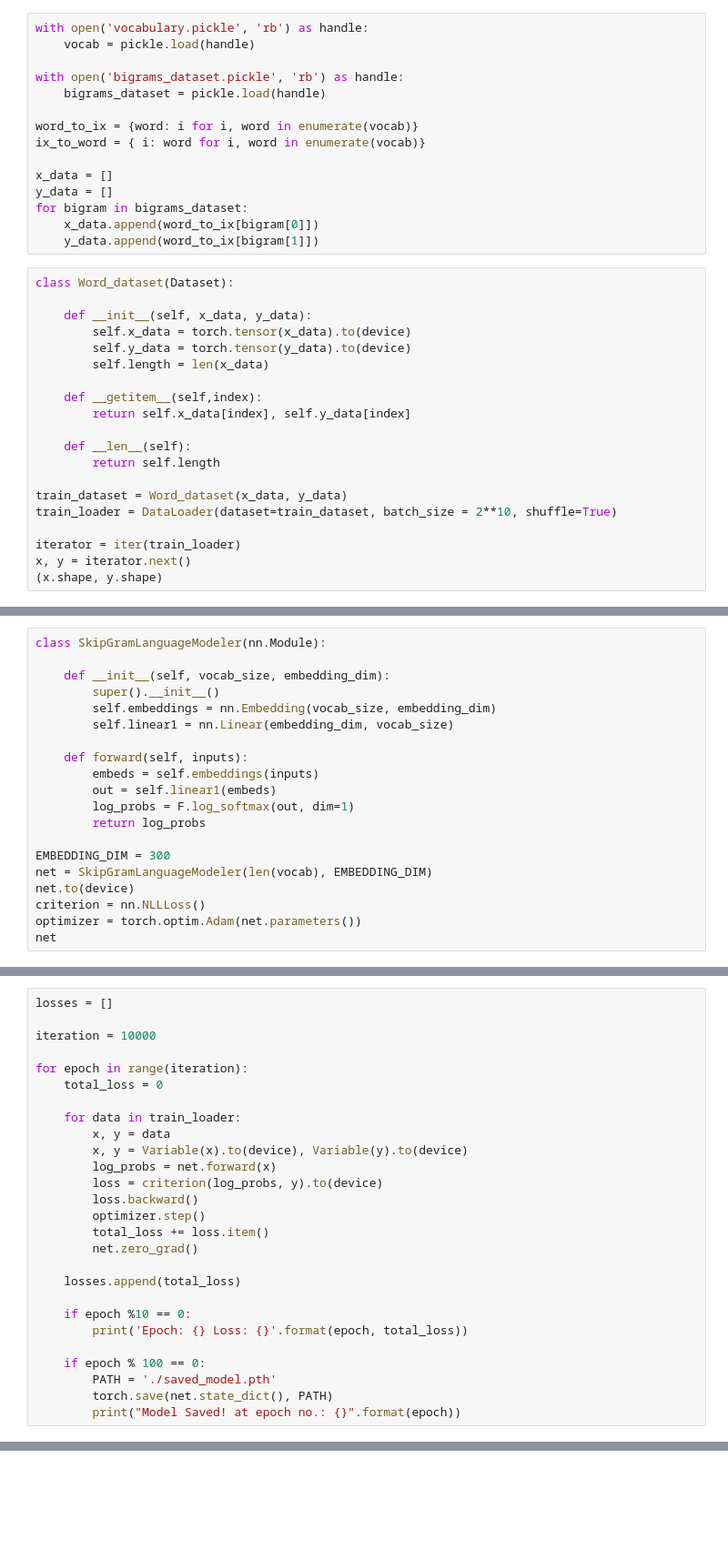
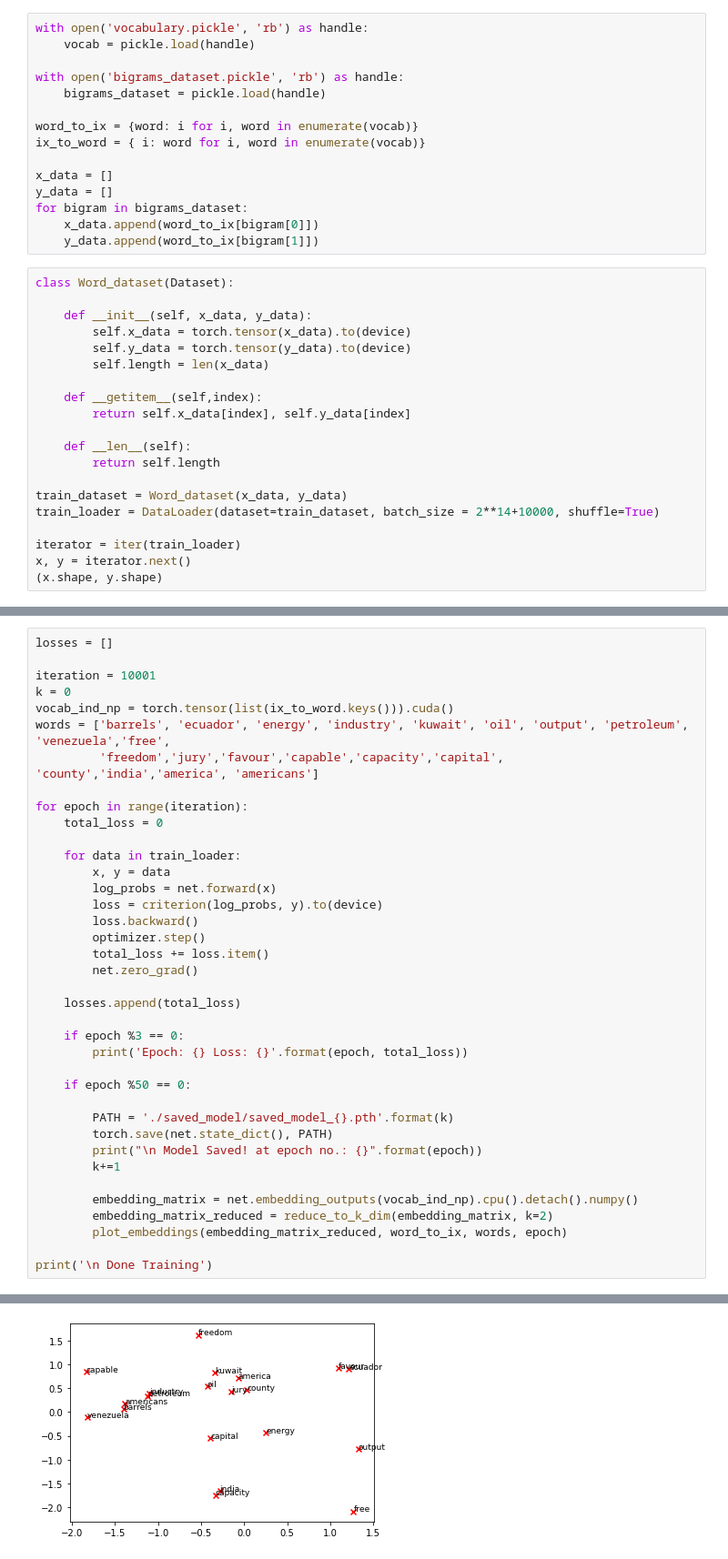
Before and after one commit to take2rohit/NLP_word_embedding, a Jupyter notebook: word2vec_skip_gram.ipynb, the cells around one changed output, grey strips where cells are left out. Shown at 91% size. Drawn from its saved outputs; the diff is of its cells as text; blank space fills up the shorter version.

```diff
--- a/word2vec_skip_gram.ipynb
+++ b/word2vec_skip_gram.ipynb
@@ -43,7 +46,7 @@ class Word_dataset(Dataset):
         return self.length
 
 train_dataset = Word_dataset(x_data, y_data)
-train_loader = DataLoader(dataset=train_dataset, batch_size = 2**10, shuffle=True)
+train_loader = DataLoader(dataset=train_dataset, batch_size = 2**14+10000, shuffle=True)
 
 iterator = iter(train_loader)
 x, y = iterator.next()
@@ -51,20 +55,0 @@ x, y = iterator.next()
-# %%
-class SkipGramLanguageModeler(nn.Module):
-
-    def __init__(self, vocab_size, embedding_dim):
-        super().__init__()
-        self.embeddings = nn.Embedding(vocab_size, embedding_dim)
-        self.linear1 = nn.Linear(embedding_dim, vocab_size)
-
-    def forward(self, inputs):
-        embeds = self.embeddings(inputs)
-        out = self.linear1(embeds)
-        log_probs = F.log_softmax(out, dim=1)
-        return log_probs
-
-EMBEDDING_DIM = 300
-net = SkipGramLanguageModeler(len(vocab), EMBEDDING_DIM)
-net.to(device)
-criterion = nn.NLLLoss()
-optimizer = torch.optim.Adam(net.parameters())
-net
@@ -71,14 +62,17 @@ net
 # %%
 losses = []
 
-iteration = 10000
+iteration = 10001
+k = 0
+vocab_ind_np = torch.tensor(list(ix_to_word.keys())).cuda()
+words = ['barrels', 'ecuador', 'energy', 'industry', 'kuwait', 'oil', 'output', 'petroleum', 'venezuela','free',
+         'freedom','jury','favour','capable','capacity','capital', 'county','india','america', 'americans']
 
 for epoch in range(iteration):
     total_loss = 0
 
     for data in train_loader:
         x, y = data
-        x, y = Variable(x).to(device), Variable(y).to(device)
         log_probs = net.forward(x)
         loss = criterion(log_probs, y).to(device)
         loss.backward()
@@ -88,10 +82,19 @@ for epoch in range(iteration):
 
     losses.append(total_loss)
 
-    if epoch %10 == 0:
+    if epoch %3 == 0:
         print('Epoch: {} Loss: {}'.format(epoch, total_loss))
 
-    if epoch % 100 == 0:
-        PATH = './saved_model.pth'
+    if epoch %50 == 0:
+
+        PATH = './saved_model/saved_model_{}.pth'.format(k)
         torch.save(net.state_dict(), PATH)
-        print("Model Saved! at epoch no.: {}".format(epoch))
+        print("\n Model Saved! at epoch no.: {}".format(epoch))
+        k+=1
+
+        embedding_matrix = net.embedding_outputs(vocab_ind_np).cpu().detach().numpy()
+        embedding_matrix_reduced = reduce_to_k_dim(embedding_matrix, k=2)
+        plot_embeddings(embedding_matrix_reduced, word_to_ix, words, epoch)
+
+print('\n Done Training')
+# %% [output]
@@ -97,0 +103 @@ for epoch in range(iteration):
+[figure, added]
```
Also changed, not shown: parts of 7 cells of this notebook, 10 other files.
